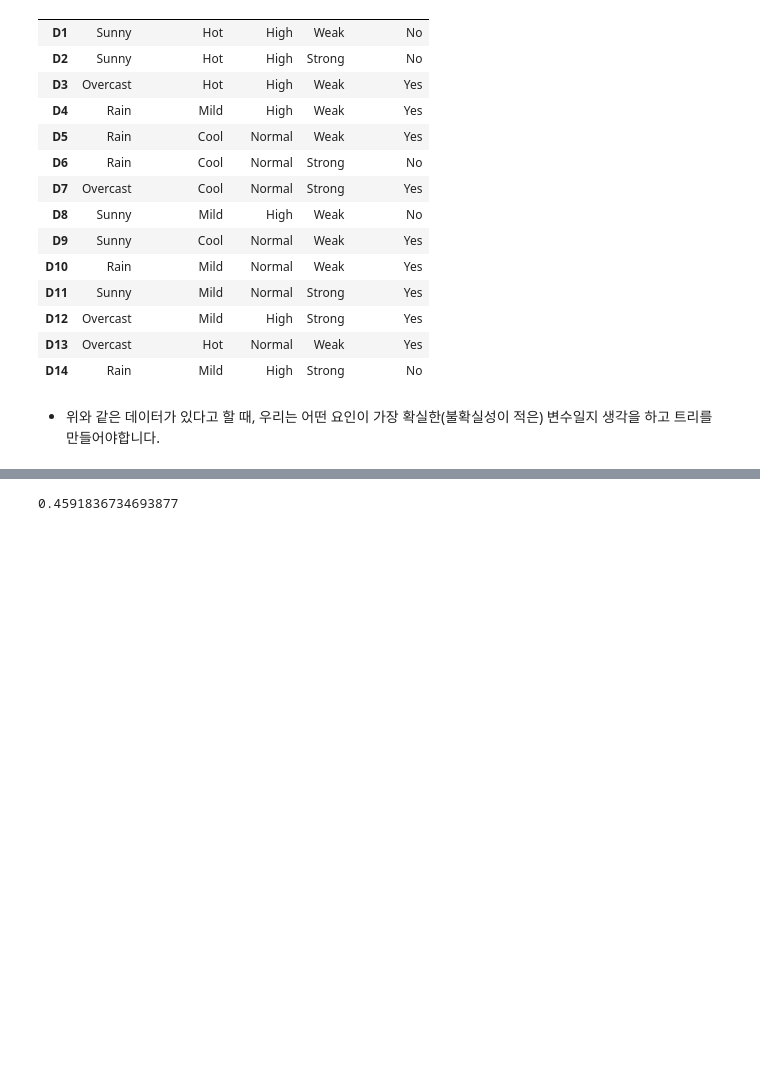
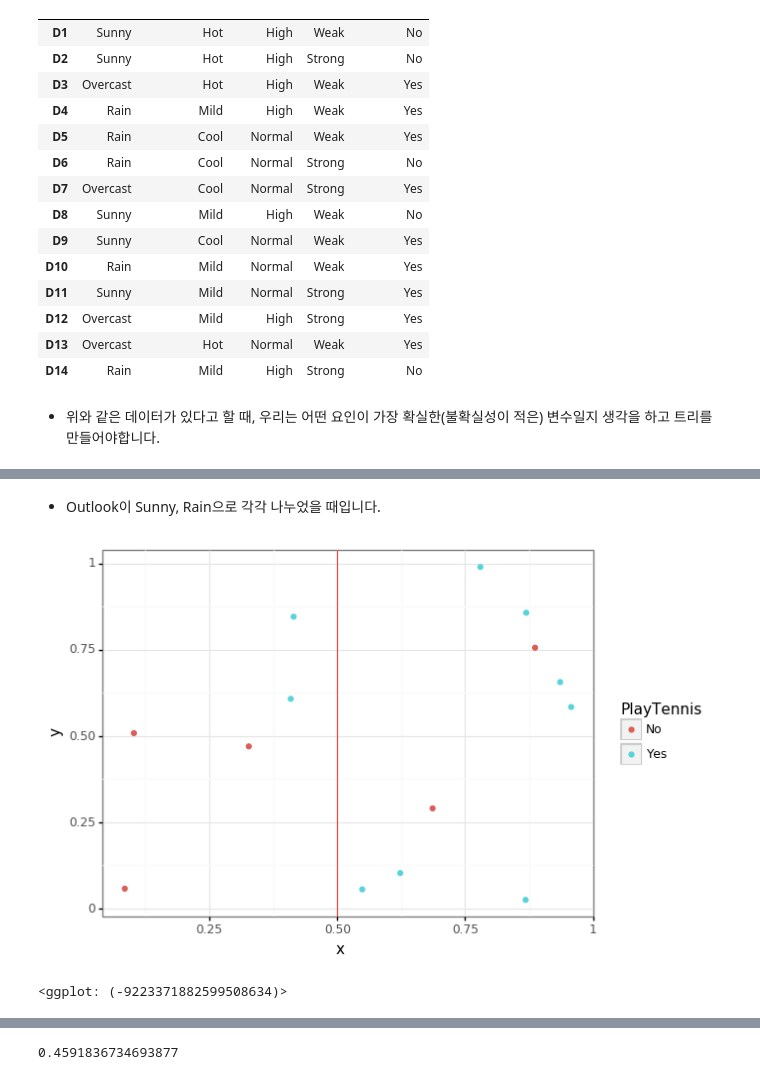
Before and after one commit to Chanjun-kim/Chanjun-kim.github.io, a Jupyter notebook: _ipynb/2021-06-01-Entropy.ipynb, the cells around one changed output, grey strips where cells are left out. Cells and saved outputs as stored; diff of their text form; code cells hidden in the pictures; blank space fills up the shorter version.

```diff
--- a/_ipynb/2021-06-01-Entropy.ipynb
+++ b/_ipynb/2021-06-01-Entropy.ipynb
@@ -102,0 +232,13 @@ def gini_nontsplit(df, y_col, col) :
+# %% [markdown]
+- Outlook이 Sunny, Rain으로 각각 나누었을 때입니다.
+# %%
+split_list = ["Outlook", "Sunny"]
+(
+    ggplot(data = generate_xy(tennis, *split_list), mapping = aes(x = "x", y = "y", color = y_col)) +
+    geom_point() +
+    geom_vline(xintercept = 0.5, color = "red", alpha = 0.7) +
+    theme_bw()
+)
+# %% [output]
+[figure, added]
+<ggplot: (-9223371882599508634)>
```
Also changed, not shown: parts of 82 cells of this notebook.
